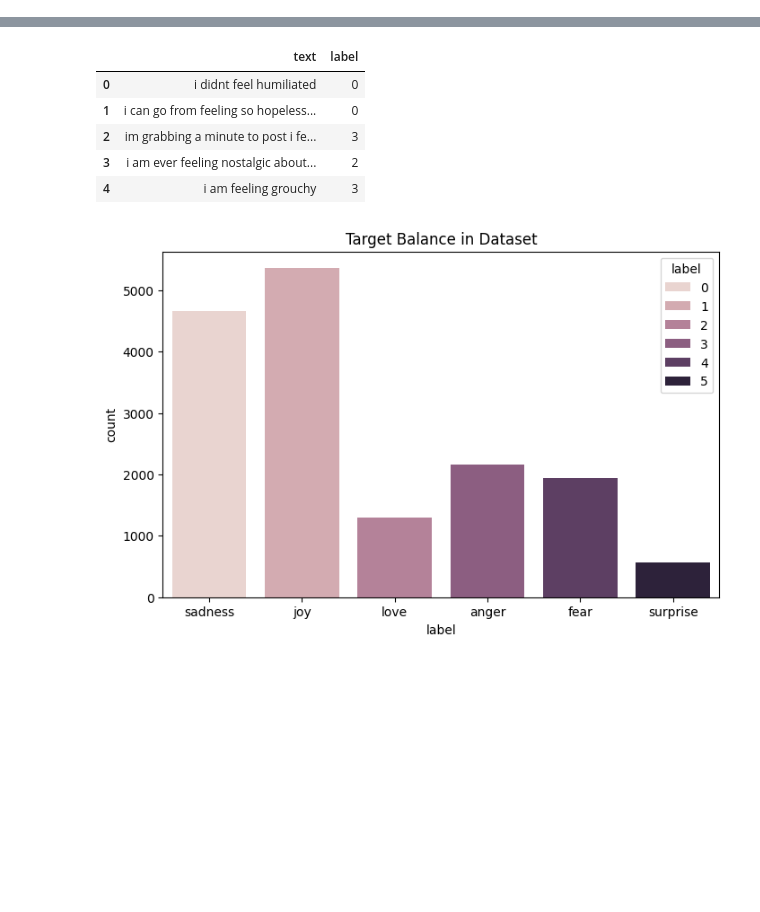
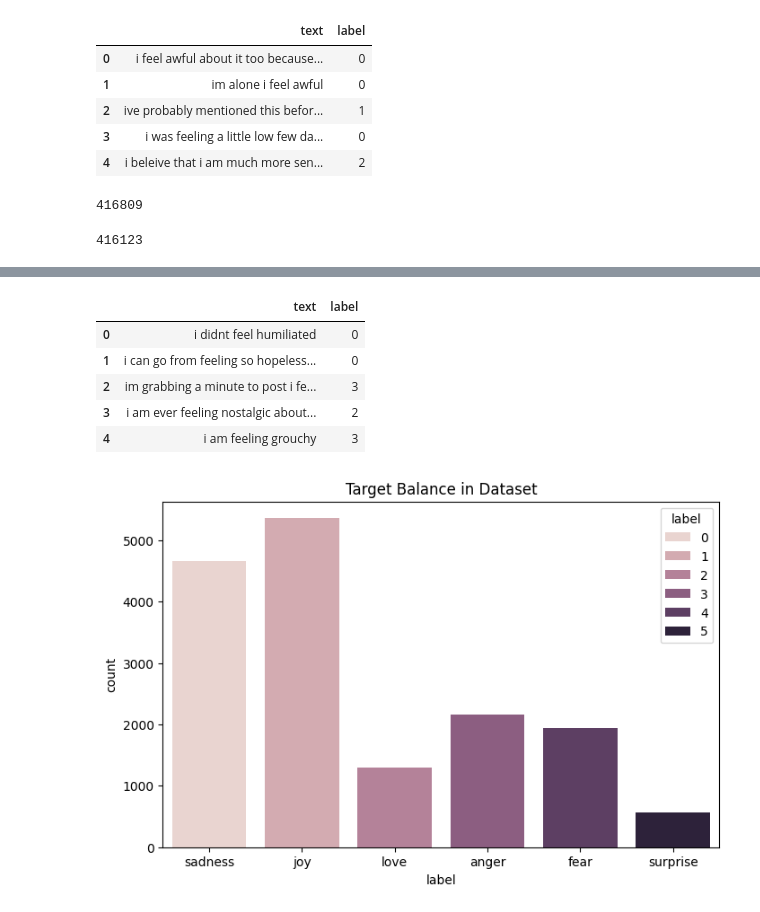
Before and after one commit to niels-2005/Emotion_Detection_Distilbert, a Jupyter notebook: experiments.ipynb, the cells around one changed output, grey strips where cells are left out. Drawn from its saved outputs; the diff is of its cells as text; code cells hidden in the pictures; blank space fills up the shorter version.

```diff
--- a/experiments.ipynb
+++ b/experiments.ipynb
@@ -0,0 +1,45 @@
+# %%
+from datasets import load_dataset
+
+import warnings
+warnings.filterwarnings("ignore")
+
+
+# load dataset with unsplit (400k+ single Rows)
+ds = load_dataset("dair-ai/emotion", "unsplit")
+# %%
+# Raw Texts and Labels from Dataset
+
+raw_texts = ds["train"]["text"]
+raw_labels = ds["train"]["label"]
+# %%
+import pandas as pd
+
+df_dict = {
+    "text": raw_texts,
+    "label": raw_labels
+}
+
+# turn texts and labels into Pandas DataFrame
+df = pd.DataFrame(df_dict)
+df.head()
+# %% [output]
+|  | text | label |
+| 0 | i feel awful about it too because... | 0 |
+| 1 | im alone i feel awful | 0 |
+| 2 | ive probably mentioned this befor... | 1 |
+| 3 | i was feeling a little low few da... | 0 |
+| 4 | i beleive that i am much more sen... | 2 |
+# %%
+len(df)
+# %% [output]
+416809
+# %%
+# drop Duplicates and NaN's
+
+df = df.drop_duplicates()
+df = df.dropna()
+
+len(df)
+# %% [output]
+416123
```
Also changed, not shown: parts of 22 cells of this notebook, 10 other files.
